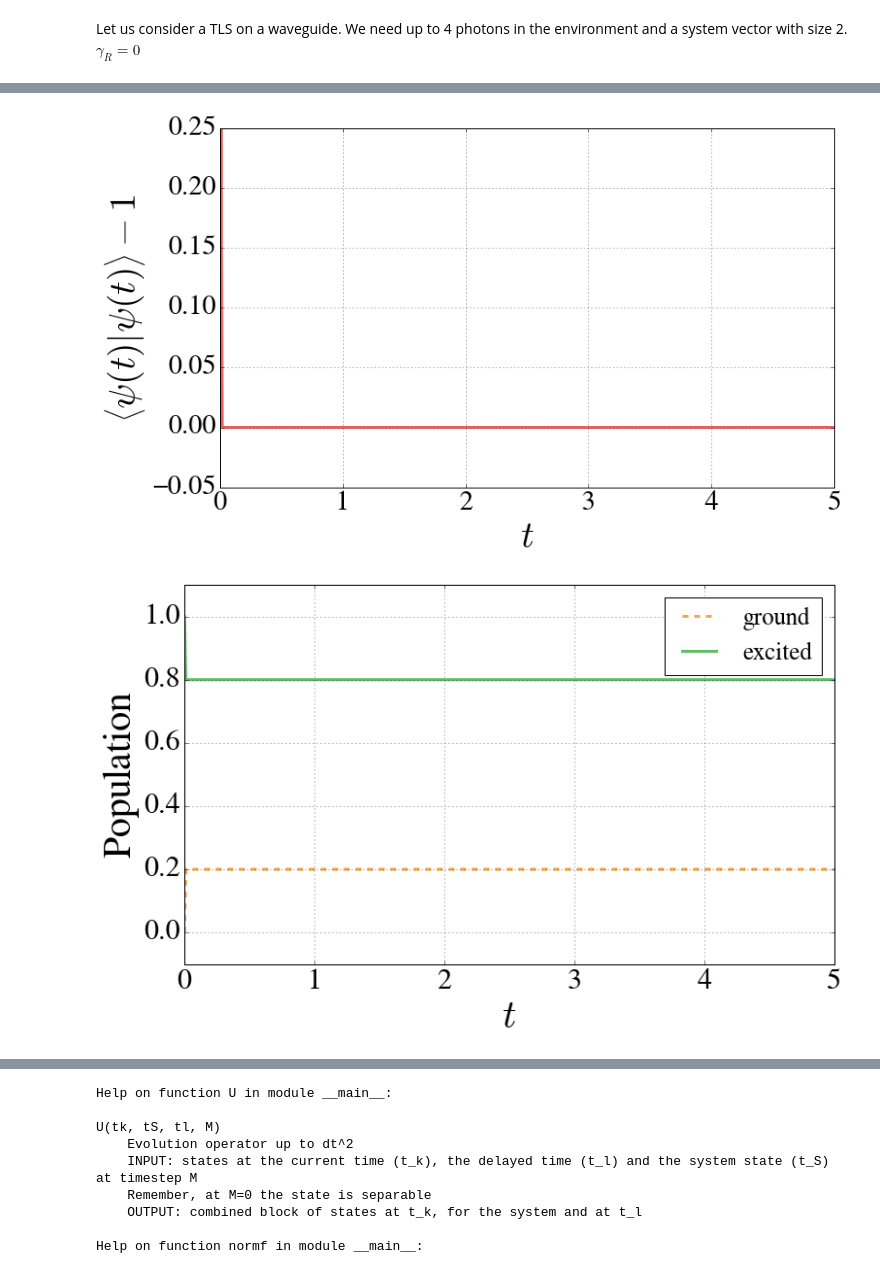
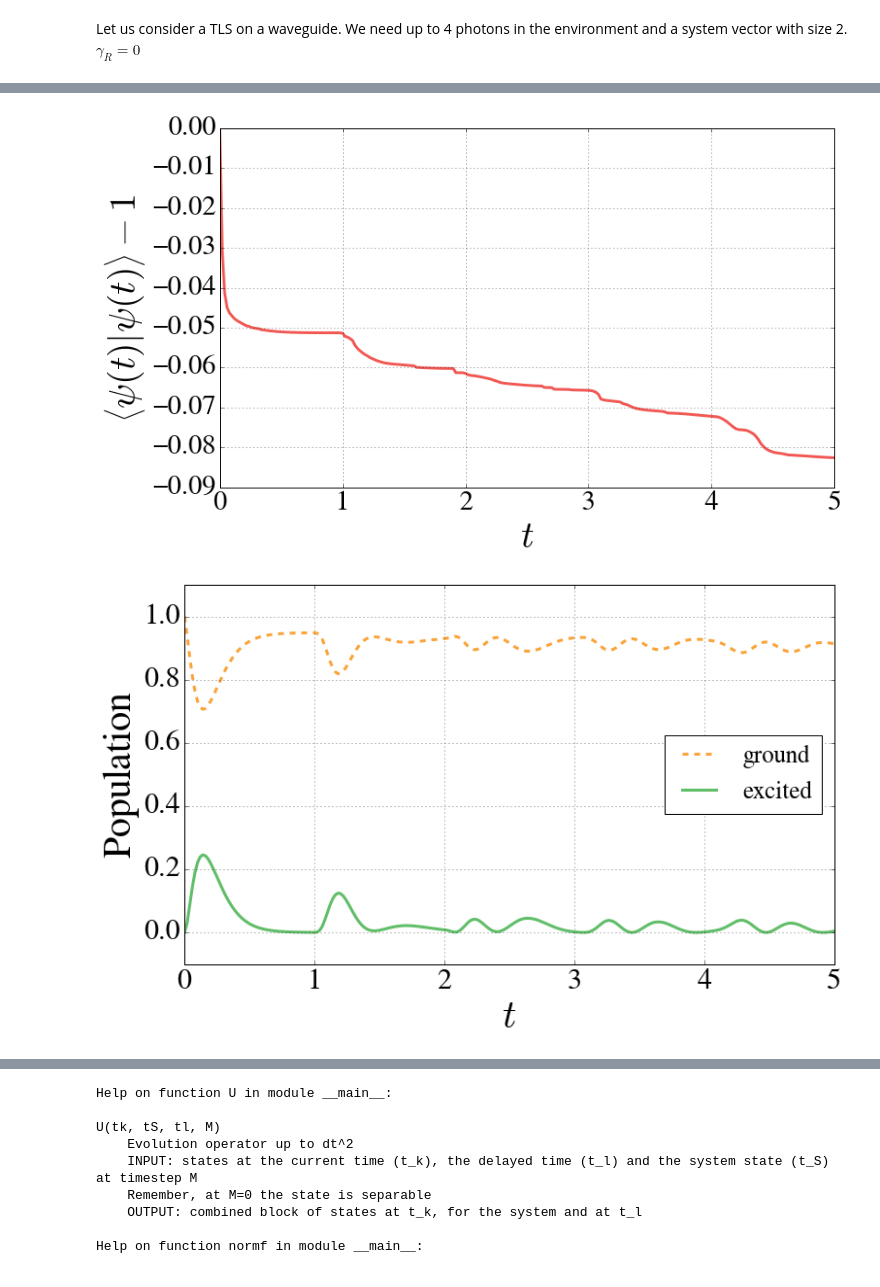
Before and after one commit to nemetniki/Kerr, a Jupyter notebook: MPS_JC+fb_sparse.ipynb, the cells around one changed output, grey strips where cells are left out. Saved outputs shown, nothing was run; the diff lists cells and outputs as text; code cells hidden in the pictures.

```diff
--- a/MPS_JC+fb_sparse.ipynb
+++ b/MPS_JC+fb_sparse.ipynb
@@ -194,8 +195,6 @@ def normf(M,L,state,norm_L):
 		else:
 			norm = np.einsum("ij,ij",norm,norm_S)
 		norm_S = None
-	print(norm)
-
 	return np.real(norm),norm_L
 
 #/////////////////////////////////////////////////////////////////////////////////////////////////////////////#
@@ -562,7 +561,8 @@ def SWAP(states,base_ind,direction,OC=None):
 			# the cut function puts the OC to the right by default. In order to move the interacting past
 			# bin next to the system bin, the orthogonality centre should also shift towards the left (future).
 			if direction =="future":
-				states[base_ind+c*s+1],states[base_ind+c*s] = OC_reloc(states[base_ind+c*s+1],states[base_ind+c*s],
+				if len(states[base_ind+c*s+1].shape)==3:
+					states[base_ind+c*s+1],states[base_ind+c*s] = OC_reloc(states[base_ind+c*s+1],states[base_ind+c*s],
                                                                    "left",tol)
 		else:
 			# the physical indices should be swapped while contracting the link indices
@@ -808,27 +812,27 @@ start = time.time()
 ##################
 ### Parameters ###
 ##################
-tol     = 10**(-2)
-gamma_L = 0.
-gamma_R = 0.#7.5
-g       = 0.5
-Ome     = 0.0#1.5*np.pi
+tol     = 10**(-3)
+endt  = 5.
+dt    = .02
+L     = 50#100
+N     = int(endt/dt)+L+1
+N_env = 10
+
+g       = 2*np.pi/(L*dt)
+gamma_L = 2*g#7.5
+gamma_R = 2*g#7.5
+Ome     = 0.#1.5*np.pi
 Omc     = 0.#1.5*np.pi
 Dele    = 0.#1.0
 Delc    = 0.#1.0
-phi     = 0.
-
-endt  = 5.
-dt    = .01
-L     = 100
-N     = int(endt/dt)+L+1
-N_env = 4
+phi     = np.pi
 
 ################################
 ### MPS state initialization ###
 ################################
-initJC     = np.zeros(2*N_env+1)
-initJC[1]  = 1. #starting at |e>
+initJC     = np.zeros(2*N_env+1,complex)
+initJC[4]  = 1 #starting at |e>
 initenv    = np.zeros(N_env+1,complex)
 initenv[0] = 1.
 states     = [initenv]*L+(N-L)*[0.]
@@ -853,7 +857,14 @@ nc = np.diag(ncdiag)
 ### Time evolution ###
 ######################
 for M in range(0,N-L-1):
-    print("M =",M)
+    percent5 = (N-L-1)/20.
+    count = 0
+    if M%(int(percent5))==0:
+#        count=count+5
+        print("M =",M, " out of ",N-L-2)
+        sys.stdout.flush()
+
+#        print("%d percent" % count)
 
     # After the first time step, bring the interacting past bin next to the system bin
     if M>0:
@@ -871,7 +882,7 @@ for M in range(0,N-L-1):
 
     # Calculating the state norm and the population of the excited and ground states
     norm[M],normL = normf(M,L,states,normL)
-    print(norm[M])
+#    print(norm[M])
 
     if len(states[ind_sys])==1:
         sys_cav = np.zeros(N_env,complex)
@@ -892,8 +903,9 @@ for M in range(0,N-L-1):
         states[M-1] = None
 
     # The time evolution operator acting on the interacting state bins
+#    print("initial shapes",initenv.shape, states[ind_sys].shape, states[ind_sys-1].shape)
     U_block = U(initenv,states[ind_sys],states[ind_sys-1],M)
-    print("U block",U_block.shape)
+#    print("U block",U_block.shape)
 
     # Merging of the link index on the right into a new tensor if applicable
     U_right_merge=False
@@ -902,15 +914,15 @@ for M in range(0,N-L-1):
         U_block,U_right_dims = merge(U_block,"right")
     # Exchanging the position of the system and the present bin in the MPS state list
     U_block  = np.einsum("ijk->jik",U_block)
-    print("U block merge right",U_block.shape)
+#    print("U block merge right",U_block.shape)
 
     # Separating the system state from the environment bins
     states[ind_sys+1],U_small_block = cut(U_block,tol,"right")
-    print("tS and rest",states[ind_sys+1].shape,U_small_block.shape)
+#    print("tS and rest",states[ind_sys+1].shape,U_small_block.shape)
     U_block = None
     # Separating the present time bin from the interacting past bin
     states[ind_sys],states[ind_sys-1] = cut(U_small_block,tol,"left")
-    print("tk and tl",states[ind_sys].shape,states[ind_sys-1].shape)
+#    print("tk and tl",states[ind_sys].shape,states[ind_sys-1].shape)
     U_small_block=None
     # Unmerging of the previously merged link index on the right if applicable
     if U_right_merge:
@@ -920,7 +932,7 @@ for M in range(0,N-L-1):
             U_dims = np.concatenate((np.array([states[ind_sys-1].shape[0]]),U_right_dims),axis = 0)
         states[ind_sys-1] = unmerge(states[ind_sys-1],U_dims,"right")
         U_dims = None
-    print("tl final",states[ind_sys-1].shape)
+#    print("tl final",states[ind_sys-1].shape)
 #    print("U done, states done", states[ind_sys+1].shape, states[ind_sys].shape, states[ind_sys-1].shape)
 
     # Moving the interacting past bin's state back to its original position in the MPS
@@ -968,10 +980,10 @@ plt.legend(loc="best",fontsize = 25)
 plt.ylabel("Population",fontsize=40)
 plt.ylim(-.1,1.1)
 plt.figure(figsize = (12,7))
-plt.plot(t,nc_exp,lw=3,label="ground",color=colors["orange"],ls="--")
+plt.plot(t,nc_exp,lw=3,color=colors["purple"],ls="-")
 plt.xlabel("$t$",fontsize=40)
 plt.grid(True)
-plt.legend(loc="best",fontsize = 25)
+#plt.legend(loc="best",fontsize = 25)
 plt.ylabel("Cavity photon number",fontsize=40)
 plt.show()
 # %% [output]
@@ -1012,2 +1008,2 @@ finished at: 00:00:01
-[figure, old version]
+[figure, new version]
-[figure, old version]
+[figure, new version]
```
Also changed, not shown: parts of 5 cells of this notebook, 10 other files.
